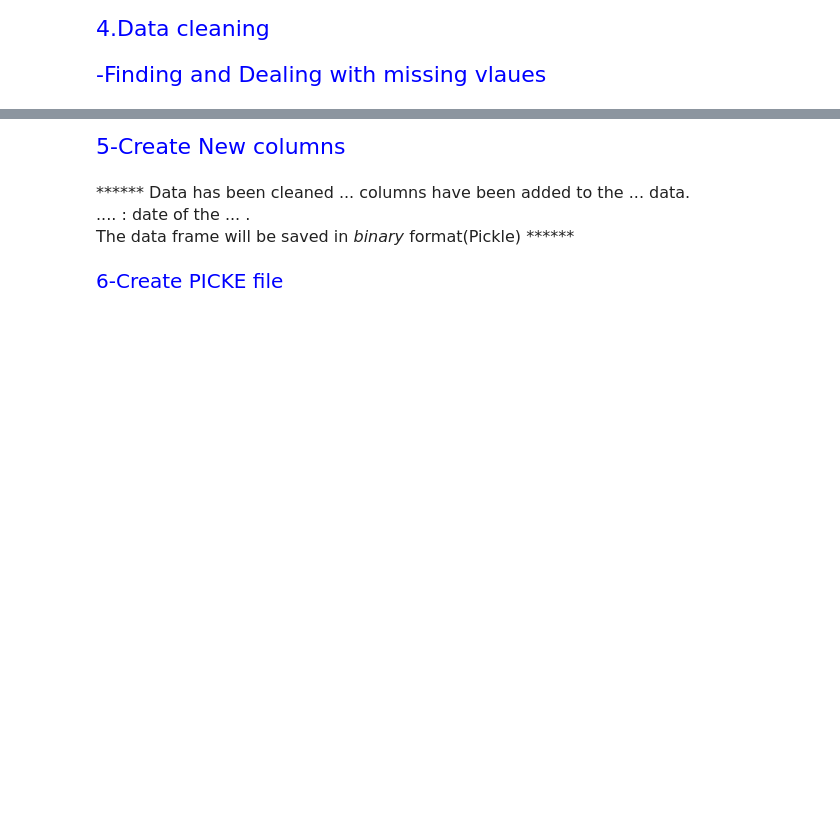
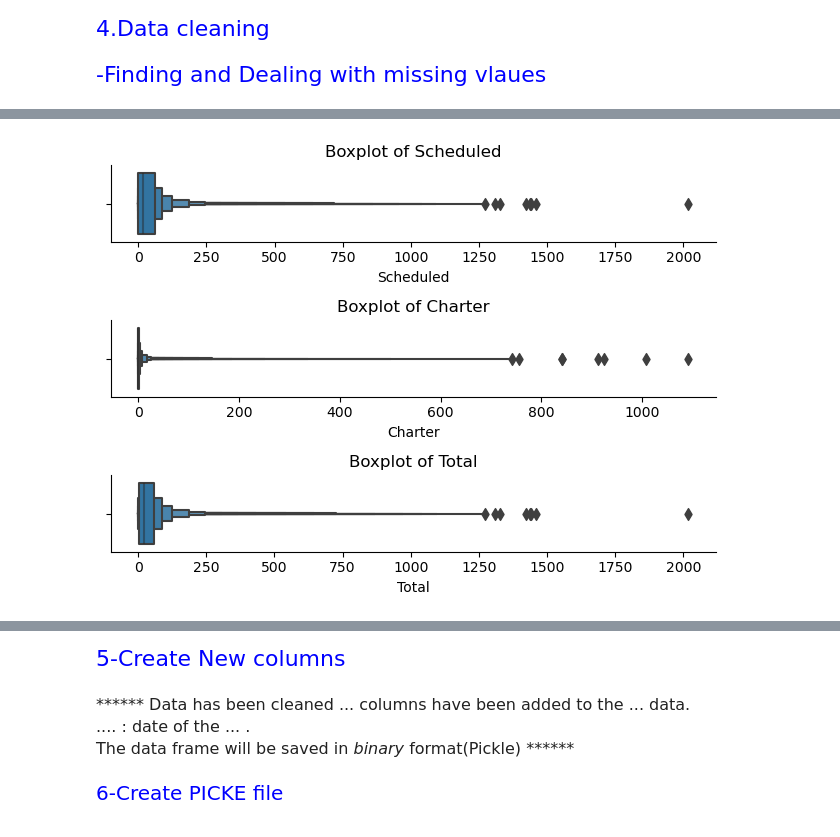
Before and after one commit to SaharLatifi/US-International-Air-Traffic-Analysis, a Jupyter notebook: 03 Scripts/Python/USInternationalAirTraffic_DataPreparation.ipynb, the cells around one changed output, grey strips where cells are left out. Drawn from its saved outputs; the diff is of its cells as text; code cells hidden in the pictures; blank space fills up the shorter version.

Commit message:
Data Preparation

```diff
--- a/03 Scripts/Python/USInternationalAirTraffic_DataPreparation.ipynb
+++ b/03 Scripts/Python/USInternationalAirTraffic_DataPreparation.ipynb
@@ -38,0 +345,13 @@ from datetime import datetime
+# %%
+# It seems we have outliers in Total, Schedled, and Charter
+# How we should deal with these outliers ???
+
+columns = ['Scheduled','Charter','Total']
+fig,ax = plt.subplots(len(columns),layout = "tight")
+
+for col ,ax in zip(columns,ax.flat):
+    sns.boxenplot(data=departure,x=col,ax=ax) ;
+    sns.despine();
+    ax.set_title("Boxplot of " + col)
+# %% [output]
+[figure, added]
```
Also changed, not shown: parts of 37 cells of this notebook, 1 other file.
